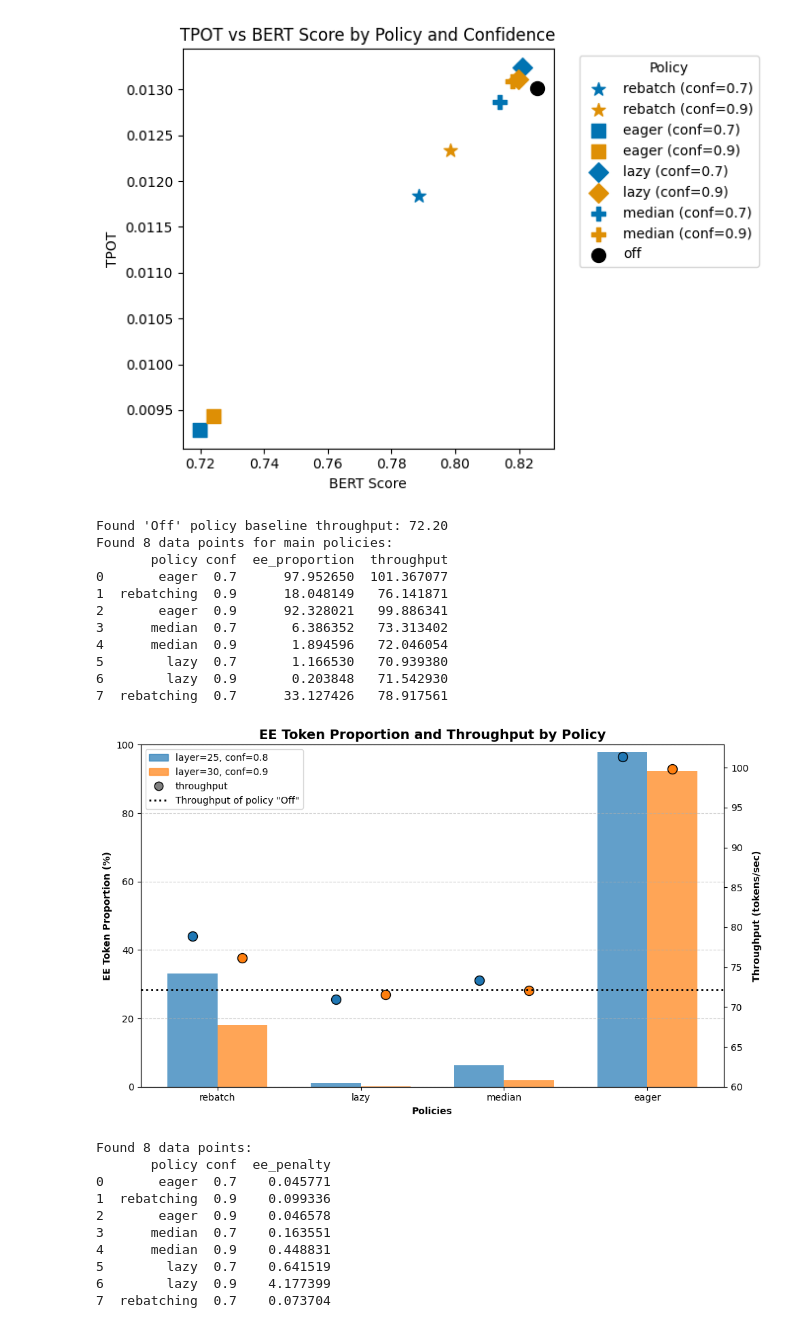
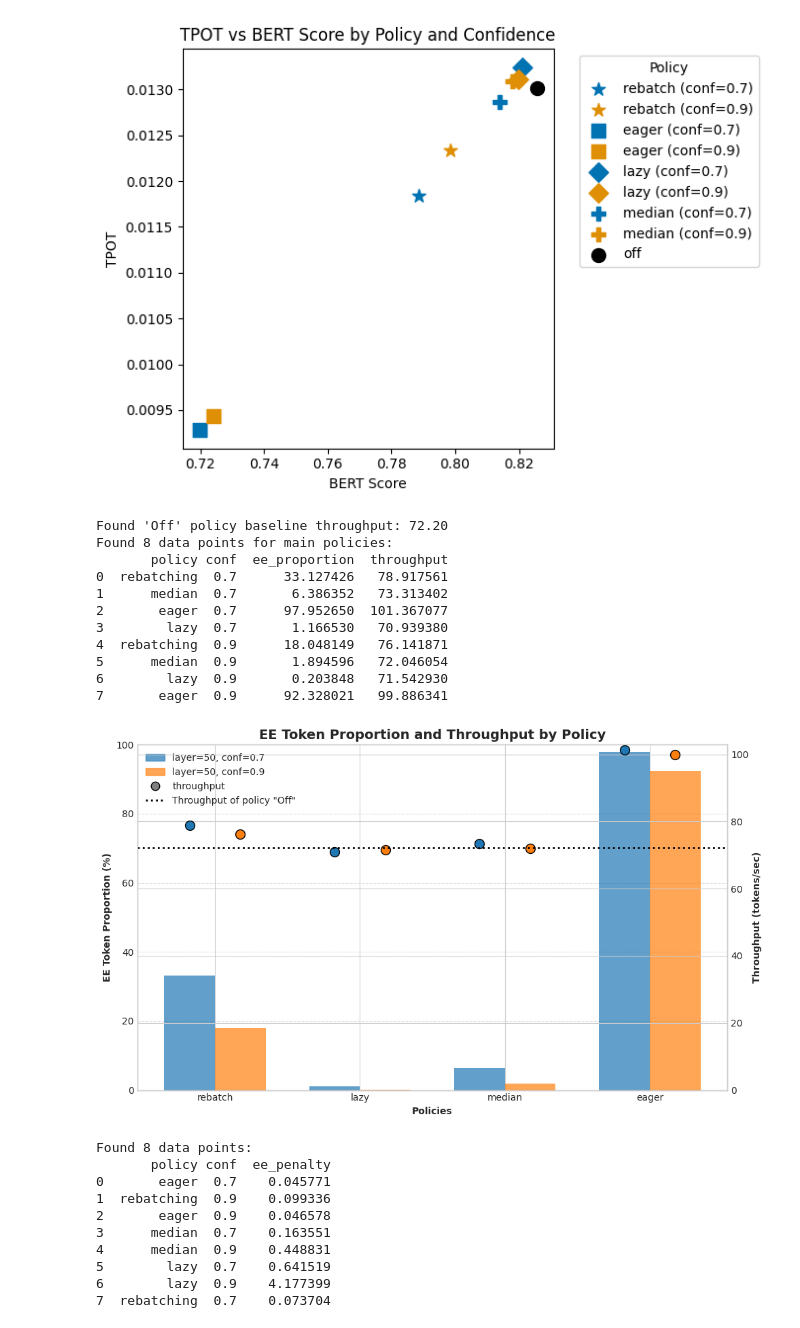
Before and after one commit to xutingl/vattention-ee, a Jupyter notebook: outputs_70b/figure.ipynb, the cells around one changed output. Saved outputs shown, nothing was run; the diff lists cells and outputs as text; code cells hidden in the pictures.

Commit message:
figures

```diff
--- a/outputs_70b/figure.ipynb
+++ b/outputs_70b/figure.ipynb
@@ -463,50 +707,50 @@ def plot_ee_proportion_and_throughput(data_dir):
 
     # --- Legend Creation ---
     legend_handles = [
-        mpatches.Patch(color=colors[0], label='layer=25, conf=0.8', alpha=0.7),
-        mpatches.Patch(color=colors[1], label='layer=30, conf=0.9', alpha=0.7),
+        mpatches.Patch(color=colors[0], label='layer=50, conf=0.7', alpha=0.7),
+        mpatches.Patch(color=colors[1], label='layer=50, conf=0.9', alpha=0.7),
         mlines.Line2D([], [], color='gray', marker='o', linestyle='None', markersize=9,
                       markeredgecolor='black', label='throughput')
     ]
 
     # 3. Add handle for the "Off" policy line to the legend
     if off_throughput is not None:
         off_handle = mlines.Line2D([], [], color='black', linestyle=':',
                                    linewidth=2, label='Throughput of policy "Off"')
         legend_handles.append(off_handle)
 
     ax1.legend(handles=legend_handles, loc='upper left')
 
     # --- Plot Customization ---
     ax1.set_xlabel('Policies', fontweight='bold')
     ax1.set_ylabel('EE Token Proportion (%)', fontweight='bold')
     ax2.set_ylabel('Throughput (tokens/sec)', fontweight='bold')
     ax1.set_title('EE Token Proportion and Throughput by Policy', fontweight='bold', fontsize=14)
     ax1.set_xticks(x_positions)
     ax1.set_xticklabels(policy_names)
     ax1.set_ylim(0, 100)
     ax1.grid(True, axis='y', linestyle='--', alpha=0.6)
 
     if not plot_df.empty and plot_df['throughput'].min() > 0:
-        ax2.set_ylim(bottom=60)
+        ax2.set_ylim(bottom=0)
 
     fig.tight_layout()
     plt.show()
 
 plot_ee_proportion_and_throughput(data_dir)
 # %% [output]
 Found 'Off' policy baseline throughput: 72.20
 Found 8 data points for main policies:
        policy conf  ee_proportion  throughput
-0       eager  0.7      97.952650  101.367077
-1  rebatching  0.9      18.048149   76.141871
-2       eager  0.9      92.328021   99.886341
-3      median  0.7       6.386352   73.313402
-4      median  0.9       1.894596   72.046054
-5        lazy  0.7       1.166530   70.939380
+0  rebatching  0.7      33.127426   78.917561
+1      median  0.7       6.386352   73.313402
+2       eager  0.7      97.952650  101.367077
+3        lazy  0.7       1.166530   70.939380
+4  rebatching  0.9      18.048149   76.141871
+5      median  0.9       1.894596   72.046054
 6        lazy  0.9       0.203848   71.542930
-7  rebatching  0.7      33.127426   78.917561
+7       eager  0.9      92.328021   99.886341
-[figure, old version]
+[figure, new version]
 # %%
 def plot_ee_penalty(data_dir):
     """
```
Also changed, not shown: parts of 4 cells of this notebook.
